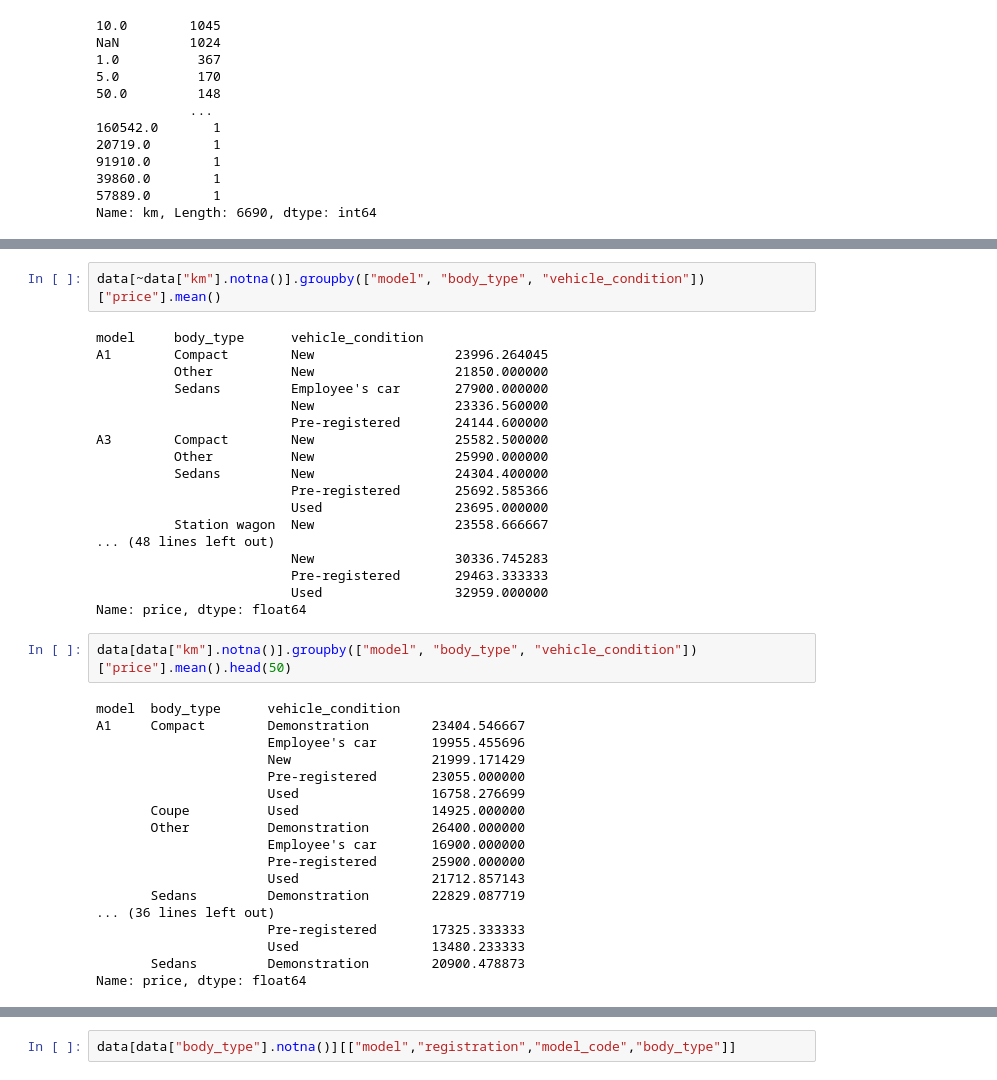
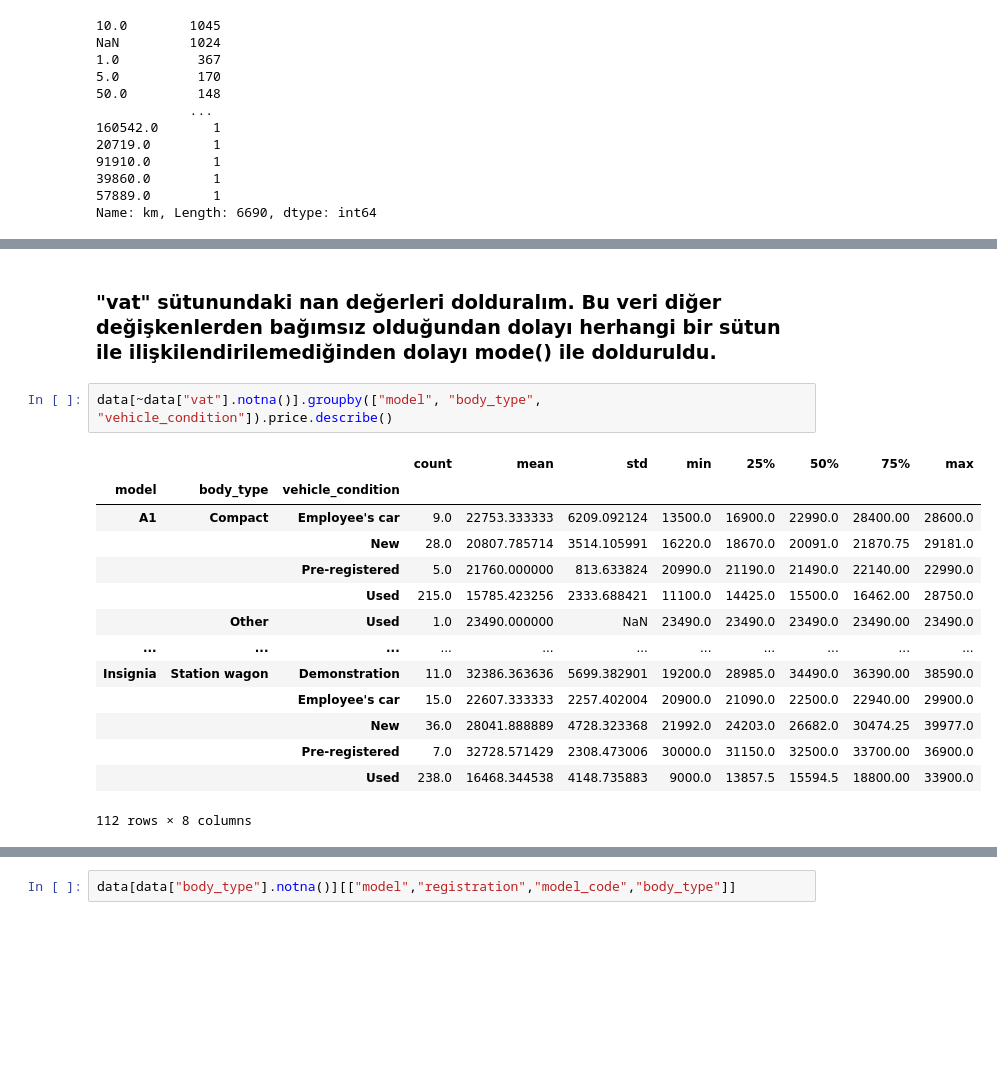
Before and after one commit to StephenKinggg/Data_Science_Course_Repo, a Jupyter notebook: 1. Projects_Assignment/18. DAwPY_Capstone_Project(Auto_Scout)/AutoScout_data_filling.ipynb, the cells around one changed output, grey strips where cells are left out. Drawn from its saved outputs; the diff is of its cells as text; blank space fills up the shorter version.

```diff
--- a/1. Projects_Assignment/18. DAwPY_Capstone_Project(Auto_Scout)/AutoScout_data_filling.ipynb
+++ b/1. Projects_Assignment/18. DAwPY_Capstone_Project(Auto_Scout)/AutoScout_data_filling.ipynb
@@ -222,40 +248,19 @@ data.groupby(["model", "body_type", "vehicle_condition"]).price.describe().head(
-# %%
-data[~data["km"].notna()].groupby(["model", "body_type", "vehicle_condition"])["price"].mean()
-# %% [output]
-model     body_type      vehicle_condition
-A1        Compact        New                  23996.264045
-          Other          New                  21850.000000
-          Sedans         Employee's car       27900.000000
-                         New                  23336.560000
-                         Pre-registered       24144.600000
-A3        Compact        New                  25582.500000
-          Other          New                  25990.000000
-          Sedans         New                  24304.400000
-                         Pre-registered       25692.585366
-                         Used                 23695.000000
-          Station wagon  New                  23558.666667
-... (48 lines left out)
-                         New                  30336.745283
-                         Pre-registered       29463.333333
-                         Used                 32959.000000
-Name: price, dtype: float64
-# %%
-data[data["km"].notna()].groupby(["model", "body_type", "vehicle_condition"])["price"].mean().head(50)
-# %% [output]
-model  body_type      vehicle_condition
-A1     Compact        Demonstration        23404.546667
-                      Employee's car       19955.455696
-                      New                  21999.171429
-                      Pre-registered       23055.000000
-                      Used                 16758.276699
-       Coupe          Used                 14925.000000
-       Other          Demonstration        26400.000000
-                      Employee's car       16900.000000
-                      Pre-registered       25900.000000
-                      Used                 21712.857143
-       Sedans         Demonstration        22829.087719
-... (36 lines left out)
-                      Pre-registered       17325.333333
-                      Used                 13480.233333
-       Sedans         Demonstration        20900.478873
-Name: price, dtype: float64
+# %% [markdown]
+### "vat" sütunundaki nan değerleri dolduralım. Bu veri diğer değişkenlerden bağımsız olduğundan dolayı herhangi bir sütun ile ilişkilendirilemediğinden dolayı mode() ile dolduruldu.
+# %%
+data[~data["vat"].notna()].groupby(["model", "body_type", "vehicle_condition"]).price.describe()
+# %% [output]
+|  |  |  | count | mean | std | min | 25% | 50% | 75% | max |
+| model | body_type | vehicle_condition |  |  |  |  |  |  |  |  |
+| A1 | Compact | Employee's car | 9.0 | 22753.333333 | 6209.092124 | 13500.0 | 16900.0 | 22990.0 | 28400.00 | 28600.0 |
+|  |  | New | 28.0 | 20807.785714 | 3514.105991 | 16220.0 | 18670.0 | 20091.0 | 21870.75 | 29181.0 |
+|  |  | Pre-registered | 5.0 | 21760.000000 | 813.633824 | 20990.0 | 21190.0 | 21490.0 | 22140.00 | 22990.0 |
+|  |  | Used | 215.0 | 15785.423256 | 2333.688421 | 11100.0 | 14425.0 | 15500.0 | 16462.00 | 28750.0 |
+|  | Other | Used | 1.0 | 23490.000000 | NaN | 23490.0 | 23490.0 | 23490.0 | 23490.00 | 23490.0 |
+| ... | ... | ... | ... | ... | ... | ... | ... | ... | ... | ... |
+| Insignia | Station wagon | Demonstration | 11.0 | 32386.363636 | 5699.382901 | 19200.0 | 28985.0 | 34490.0 | 36390.00 | 38590.0 |
+|  |  | Employee's car | 15.0 | 22607.333333 | 2257.402004 | 20900.0 | 21090.0 | 22500.0 | 22940.00 | 29900.0 |
+|  |  | New | 36.0 | 28041.888889 | 4728.323368 | 21992.0 | 24203.0 | 26682.0 | 30474.25 | 39977.0 |
+|  |  | Pre-registered | 7.0 | 32728.571429 | 2308.473006 | 30000.0 | 31150.0 | 32500.0 | 33700.00 | 36900.0 |
+|  |  | Used | 238.0 | 16468.344538 | 4148.735883 | 9000.0 | 13857.5 | 15594.5 | 18800.00 | 33900.0 |
+112 rows × 8 columns
```
Also changed, not shown: parts of 15 cells of this notebook.
